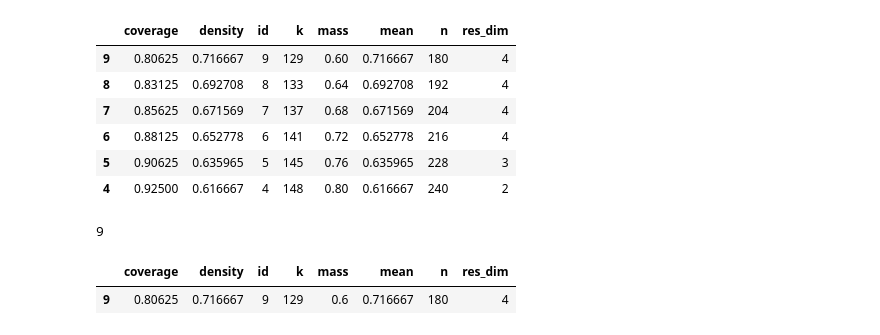
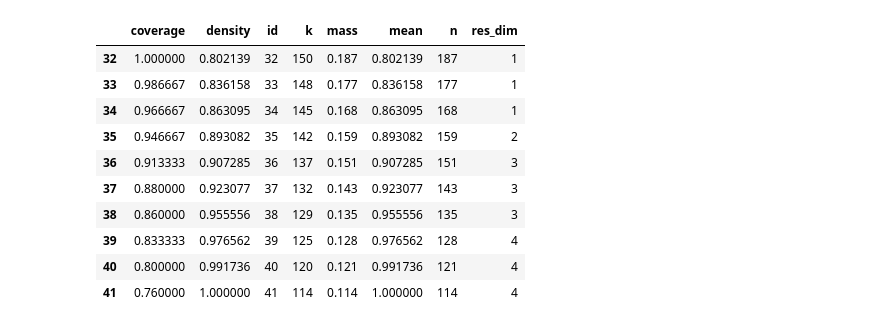
Before and after one commit to leonarddevijfde/MBD-repository, a Jupyter notebook: PRIM.ipynb, the cells around one changed output. Drawn from its saved outputs; the diff is of its cells as text; code cells hidden in the pictures.

```diff
--- a/PRIM.ipynb
+++ b/PRIM.ipynb
@@ -14,2 +32,2 @@ outcomes = pd.DataFrame(outcomes)
 # %%
-outcomes_focus = outcomes.drop(columns=['All Costs'])
+outcomes_focus = outcomes.drop(columns = ['Expected Annual Damage', 'Total Investment Costs'])
@@ -25,0 +73,3 @@ Y = y < 0.8
+# %%
+a = y.quantile(0.85)
+Y = (y > a).astype(int).values
@@ -26,3 +80,5 @@ Y = y < 0.8
 # %%
-prim_algorithm = prim.Prim(X, Y, threshold = 0.8)
+ema_logging.log_to_stderr(ema_logging.INFO)
+
+prim_algorithm = prim.Prim(X, Y, threshold = 0.75)
 box1 = prim_algorithm.find_box()
@@ -39,3 +98,3 @@ plt.show()
 # %%
 scenarios_of_interest = box1.peeling_trajectory
-scenarios_of_interest = scenarios_of_interest[(scenarios_of_interest.coverage > 0.8) & (scenarios_of_interest.density > 0.6)]
+scenarios_of_interest = scenarios_of_interest[(scenarios_of_interest.coverage > 0.7) & (scenarios_of_interest.density > 0.8)]
@@ -42,22 +103,15 @@ scenarios_of_interest = scenarios_of_interest[(scenarios_of_interest.coverage >
 # %%
-scenarios_of_interest = scenarios_of_interest.sort_values(by='density', ascending=False)
+scenarios_of_interest = scenarios_of_interest.sort_values(by='coverage', ascending=False)
 scenarios_of_interest
 # %% [output]
 |  | coverage | density | id | k | mass | mean | n | res_dim |
-| 9 | 0.80625 | 0.716667 | 9 | 129 | 0.60 | 0.716667 | 180 | 4 |
-| 8 | 0.83125 | 0.692708 | 8 | 133 | 0.64 | 0.692708 | 192 | 4 |
-| 7 | 0.85625 | 0.671569 | 7 | 137 | 0.68 | 0.671569 | 204 | 4 |
-| 6 | 0.88125 | 0.652778 | 6 | 141 | 0.72 | 0.652778 | 216 | 4 |
-| 5 | 0.90625 | 0.635965 | 5 | 145 | 0.76 | 0.635965 | 228 | 3 |
-| 4 | 0.92500 | 0.616667 | 4 | 148 | 0.80 | 0.616667 | 240 | 2 |
+| 32 | 1.000000 | 0.802139 | 32 | 150 | 0.187 | 0.802139 | 187 | 1 |
+| 33 | 0.986667 | 0.836158 | 33 | 148 | 0.177 | 0.836158 | 177 | 1 |
+| 34 | 0.966667 | 0.863095 | 34 | 145 | 0.168 | 0.863095 | 168 | 1 |
+| 35 | 0.946667 | 0.893082 | 35 | 142 | 0.159 | 0.893082 | 159 | 2 |
+| 36 | 0.913333 | 0.907285 | 36 | 137 | 0.151 | 0.907285 | 151 | 3 |
+| 37 | 0.880000 | 0.923077 | 37 | 132 | 0.143 | 0.923077 | 143 | 3 |
+| 38 | 0.860000 | 0.955556 | 38 | 129 | 0.135 | 0.955556 | 135 | 3 |
+| 39 | 0.833333 | 0.976562 | 39 | 125 | 0.128 | 0.976562 | 128 | 4 |
+| 40 | 0.800000 | 0.991736 | 40 | 120 | 0.121 | 0.991736 | 121 | 4 |
+| 41 | 0.760000 | 1.000000 | 41 | 114 | 0.114 | 1.000000 | 114 | 4 |
-# %%
-chosen_box = scenarios_of_interest[scenarios_of_interest.density == scenarios_of_interest.density.max()]
-chosen_box_id = int(chosen_box.iloc[0].name)
-chosen_box_id
-# %% [output]
-9
-# %%
-chosen_box
-# %% [output]
-|  | coverage | density | id | k | mass | mean | n | res_dim |
-| 9 | 0.80625 | 0.716667 | 9 | 129 | 0.6 | 0.716667 | 180 | 4 |
```
Also changed, not shown: parts of 12 cells of this notebook.
